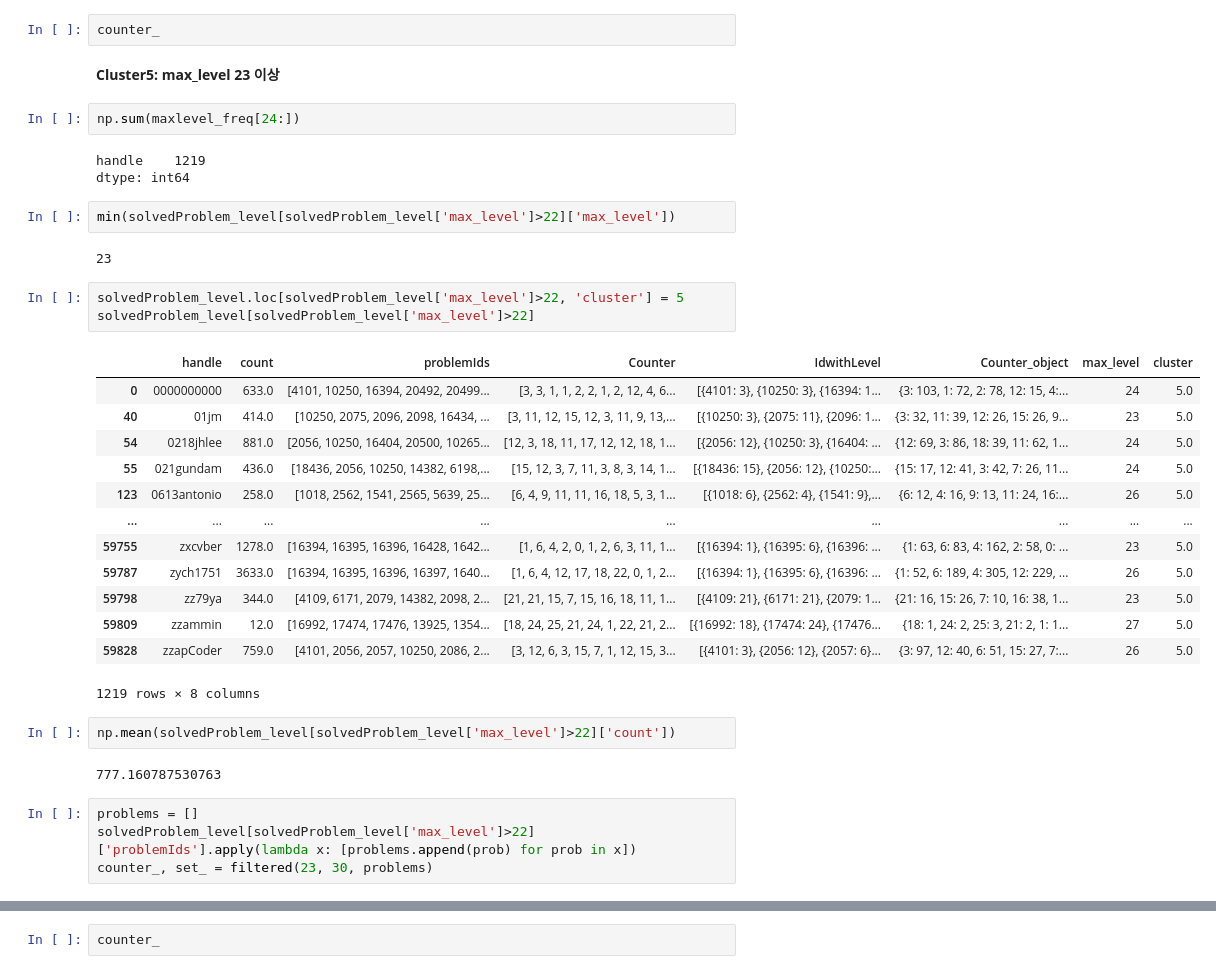
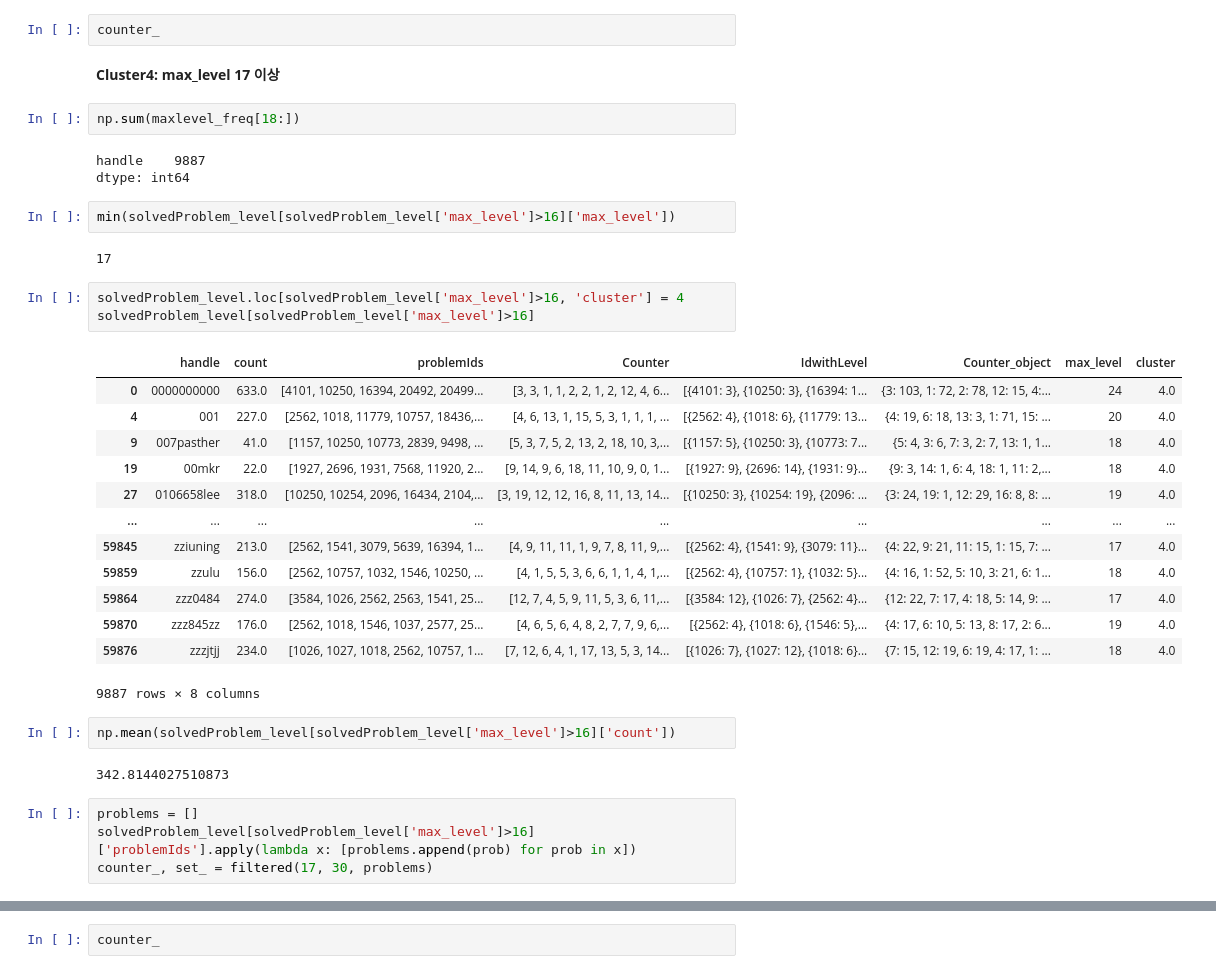
Before and after one commit to Capstone-Algo-Recommendation/ML-recommendation, a Jupyter notebook: data/EDA.ipynb, the cells around one changed output, grey strips where cells are left out. Cells and saved outputs as stored; diff of their text form.

```diff
--- a/data/EDA.ipynb
+++ b/data/EDA.ipynb
@@ -693,41 +693,41 @@ len(set_) # 문제 수
 # %%
 counter_
 # %% [markdown]
-**Cluster5: max_level 23 이상**
+**Cluster4: max_level 17 이상**
 # %%
-np.sum(maxlevel_freq[24:])
+np.sum(maxlevel_freq[18:])
 # %% [output]
-handle    1219
+handle    9887
 dtype: int64
 # %%
-min(solvedProblem_level[solvedProblem_level['max_level']>22]['max_level'])
+min(solvedProblem_level[solvedProblem_level['max_level']>16]['max_level'])
 # %% [output]
-23
+17
 # %%
-solvedProblem_level.loc[solvedProblem_level['max_level']>22, 'cluster'] = 5
-solvedProblem_level[solvedProblem_level['max_level']>22]
+solvedProblem_level.loc[solvedProblem_level['max_level']>16, 'cluster'] = 4
+solvedProblem_level[solvedProblem_level['max_level']>16]
 # %% [output]
 |  | handle | count | problemIds | Counter | IdwithLevel | Counter_object | max_level | cluster |
-| 0 | 0000000000 | 633.0 | [4101, 10250, 16394, 20492, 20499... | [3, 3, 1, 1, 2, 2, 1, 2, 12, 4, 6... | [{4101: 3}, {10250: 3}, {16394: 1... | {3: 103, 1: 72, 2: 78, 12: 15, 4:... | 24 | 5.0 |
-| 40 | 01jm | 414.0 | [10250, 2075, 2096, 2098, 16434, ... | [3, 11, 12, 15, 12, 3, 11, 9, 13,... | [{10250: 3}, {2075: 11}, {2096: 1... | {3: 32, 11: 39, 12: 26, 15: 26, 9... | 23 | 5.0 |
-| 54 | 0218jhlee | 881.0 | [2056, 10250, 16404, 20500, 10265... | [12, 3, 18, 11, 17, 12, 12, 18, 1... | [{2056: 12}, {10250: 3}, {16404: ... | {12: 69, 3: 86, 18: 39, 11: 62, 1... | 24 | 5.0 |
-| 55 | 021gundam | 436.0 | [18436, 2056, 10250, 14382, 6198,... | [15, 12, 3, 7, 11, 3, 8, 3, 14, 1... | [{18436: 15}, {2056: 12}, {10250:... | {15: 17, 12: 41, 3: 42, 7: 26, 11... | 24 | 5.0 |
-| 123 | 0613antonio | 258.0 | [1018, 2562, 1541, 2565, 5639, 25... | [6, 4, 9, 11, 11, 16, 18, 5, 3, 1... | [{1018: 6}, {2562: 4}, {1541: 9},... | {6: 12, 4: 16, 9: 13, 11: 24, 16:... | 26 | 5.0 |
+| 0 | 0000000000 | 633.0 | [4101, 10250, 16394, 20492, 20499... | [3, 3, 1, 1, 2, 2, 1, 2, 12, 4, 6... | [{4101: 3}, {10250: 3}, {16394: 1... | {3: 103, 1: 72, 2: 78, 12: 15, 4:... | 24 | 4.0 |
+| 4 | 001 | 227.0 | [2562, 1018, 11779, 10757, 18436,... | [4, 6, 13, 1, 15, 5, 3, 1, 1, 1, ... | [{2562: 4}, {1018: 6}, {11779: 13... | {4: 19, 6: 18, 13: 3, 1: 71, 15: ... | 20 | 4.0 |
+| 9 | 007pasther | 41.0 | [1157, 10250, 10773, 2839, 9498, ... | [5, 3, 7, 5, 2, 13, 2, 18, 10, 3,... | [{1157: 5}, {10250: 3}, {10773: 7... | {5: 4, 3: 6, 7: 3, 2: 7, 13: 1, 1... | 18 | 4.0 |
+| 19 | 00mkr | 22.0 | [1927, 2696, 1931, 7568, 11920, 2... | [9, 14, 9, 6, 18, 11, 10, 9, 0, 1... | [{1927: 9}, {2696: 14}, {1931: 9}... | {9: 3, 14: 1, 6: 4, 18: 1, 11: 2,... | 18 | 4.0 |
+| 27 | 0106658lee | 318.0 | [10250, 10254, 2096, 16434, 2104,... | [3, 19, 12, 12, 16, 8, 11, 13, 14... | [{10250: 3}, {10254: 19}, {2096: ... | {3: 24, 19: 1, 12: 29, 16: 8, 8: ... | 19 | 4.0 |
 | ... | ... | ... | ... | ... | ... | ... | ... | ... |
-| 59755 | zxcvber | 1278.0 | [16394, 16395, 16396, 16428, 1642... | [1, 6, 4, 2, 0, 1, 2, 6, 3, 11, 1... | [{16394: 1}, {16395: 6}, {16396: ... | {1: 63, 6: 83, 4: 162, 2: 58, 0: ... | 23 | 5.0 |
-| 59787 | zych1751 | 3633.0 | [16394, 16395, 16396, 16397, 1640... | [1, 6, 4, 12, 17, 18, 22, 0, 1, 2... | [{16394: 1}, {16395: 6}, {16396: ... | {1: 52, 6: 189, 4: 305, 12: 229, ... | 26 | 5.0 |
-| 59798 | zz79ya | 344.0 | [4109, 6171, 2079, 14382, 2098, 2... | [21, 21, 15, 7, 15, 16, 18, 11, 1... | [{4109: 21}, {6171: 21}, {2079: 1... | {21: 16, 15: 26, 7: 10, 16: 38, 1... | 23 | 5.0 |
-| 59809 | zzammin | 12.0 | [16992, 17474, 17476, 13925, 1354... | [18, 24, 25, 21, 24, 1, 22, 21, 2... | [{16992: 18}, {17474: 24}, {17476... | {18: 1, 24: 2, 25: 3, 21: 2, 1: 1... | 27 | 5.0 |
-| 59828 | zzapCoder | 759.0 | [4101, 2056, 2057, 10250, 2086, 2... | [3, 12, 6, 3, 15, 7, 1, 12, 15, 3... | [{4101: 3}, {2056: 12}, {2057: 6}... | {3: 97, 12: 40, 6: 51, 15: 27, 7:... | 26 | 5.0 |
+| 59845 | zziuning | 213.0 | [2562, 1541, 3079, 5639, 16394, 1... | [4, 9, 11, 11, 1, 9, 7, 8, 11, 9,... | [{2562: 4}, {1541: 9}, {3079: 11}... | {4: 22, 9: 21, 11: 15, 1: 15, 7: ... | 17 | 4.0 |
+| 59859 | zzulu | 156.0 | [2562, 10757, 1032, 1546, 10250, ... | [4, 1, 5, 5, 3, 6, 6, 1, 1, 4, 1,... | [{2562: 4}, {10757: 1}, {1032: 5}... | {4: 16, 1: 52, 5: 10, 3: 21, 6: 1... | 18 | 4.0 |
+| 59864 | zzz0484 | 274.0 | [3584, 1026, 2562, 2563, 1541, 25... | [12, 7, 4, 5, 9, 11, 5, 3, 6, 11,... | [{3584: 12}, {1026: 7}, {2562: 4}... | {12: 22, 7: 17, 4: 18, 5: 14, 9: ... | 17 | 4.0 |
+| 59870 | zzz845zz | 176.0 | [2562, 1018, 1546, 1037, 2577, 25... | [4, 6, 5, 6, 4, 8, 2, 7, 7, 9, 6,... | [{2562: 4}, {1018: 6}, {1546: 5},... | {4: 17, 6: 10, 5: 13, 8: 17, 2: 6... | 19 | 4.0 |
+| 59876 | zzzjtjj | 234.0 | [1026, 1027, 1018, 2562, 10757, 1... | [7, 12, 6, 4, 1, 17, 13, 5, 3, 14... | [{1026: 7}, {1027: 12}, {1018: 6}... | {7: 15, 12: 19, 6: 19, 4: 17, 1: ... | 18 | 4.0 |
-1219 rows × 8 columns
+9887 rows × 8 columns
 # %%
-np.mean(solvedProblem_level[solvedProblem_level['max_level']>22]['count'])
+np.mean(solvedProblem_level[solvedProblem_level['max_level']>16]['count'])
 # %% [output]
-777.160787530763
+342.8144027510873
 # %%
 problems = []
-solvedProblem_level[solvedProblem_level['max_level']>22]['problemIds'].apply(lambda x: [problems.append(prob) for prob in x])
-counter_, set_ = filtered(23, 30, problems)
+solvedProblem_level[solvedProblem_level['max_level']>16]['problemIds'].apply(lambda x: [problems.append(prob) for prob in x])
+counter_, set_ = filtered(17, 30, problems)
 # %%
 len(set_) # 문제 수: level이 매겨져 있는 문제 전부를 풀었음
 # %% [output]
```
Also changed, not shown: parts of 10 cells of this notebook, 1 other file.
